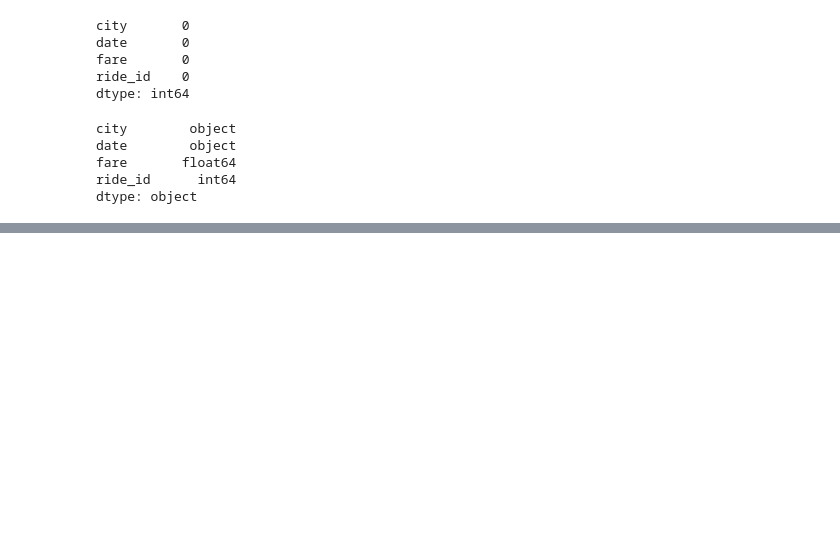
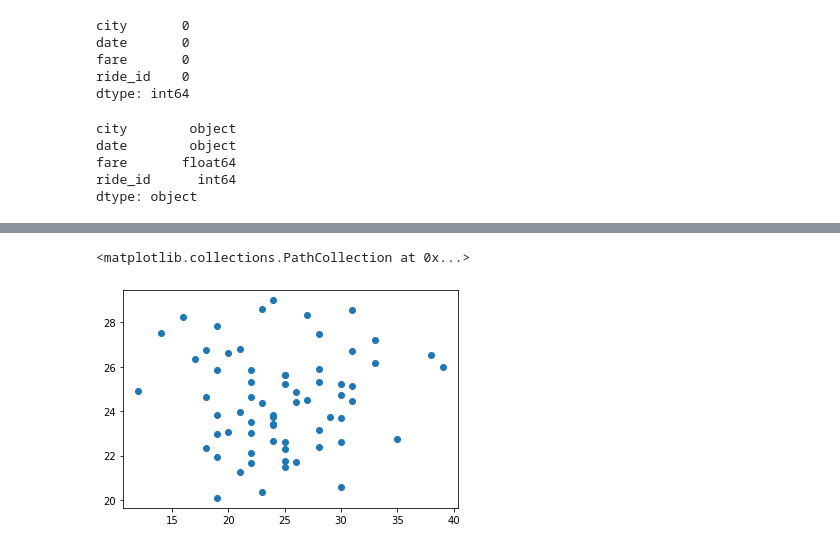
Before and after one commit to retroxsky06/PyBer_Analysis, a Jupyter notebook: PyBer.ipynb, the cells around one changed output, grey strips where cells are left out. Saved outputs shown, nothing was run; the diff lists cells and outputs as text; code cells hidden in the pictures; blank space fills up the shorter version.

```diff
--- a/PyBer.ipynb
+++ b/PyBer.ipynb
@@ -176,0 +196,4 @@ pyber_data_df.head()
+# %%
+# Create the Urban city DataFrame.
+urban_cities_df = pyber_data_df[pyber_data_df["type"] == "Urban"]
+urban_cities_df.head()
@@ -176,0 +226,10 @@ pyber_data_df.head()
+# %%
+# 5.3.2 Get the Number of Rides for Each City Type
+
+# We'll use the groupby() function to create a Series of data that has the name
+# of the city as the index, apply the count() method to
+# the Series for each city, and select the ride_id column.
+
+# Get the number of rides for urban cities.
+urban_ride_count = urban_cities_df.groupby(["city"]).count()["ride_id"]
+urban_ride_count.head()
@@ -176,0 +249,11 @@ pyber_data_df.head()
+# %%
+# 5.3.3 Get the Average Fare for Each City Type
+
+# Using the separate DataFrames for each city type, we can calculate the
+# average fare for each city in the urban, suburban, and rural cities.
+# Using the groupby() function, we can chain the mean() method to get the averages of
+# the fare column.
+
+# Get average fare for each city in the urban cities.
+urban_avg_fare = urban_cities_df.groupby(["city"]).mean()["fare"]
+urban_avg_fare.head()
@@ -176,0 +294,11 @@ pyber_data_df.head()
+# %%
+# 5.3.5 Create Bubble Charts
+
+# Create first scatter plot for urban cities using the MATLAB method.
+# To create a scatter plot using the MATLAB method, use the plt.scatter() function.
+
+# Build the scatter plots for urban cities.
+plt.scatter(urban_ride_count, urban_avg_fare)
+# %% [output]
+<matplotlib.collections.PathCollection at 0x...>
+[figure, added]
```
Also changed, not shown: parts of 20 cells of this notebook, 1 other file.
